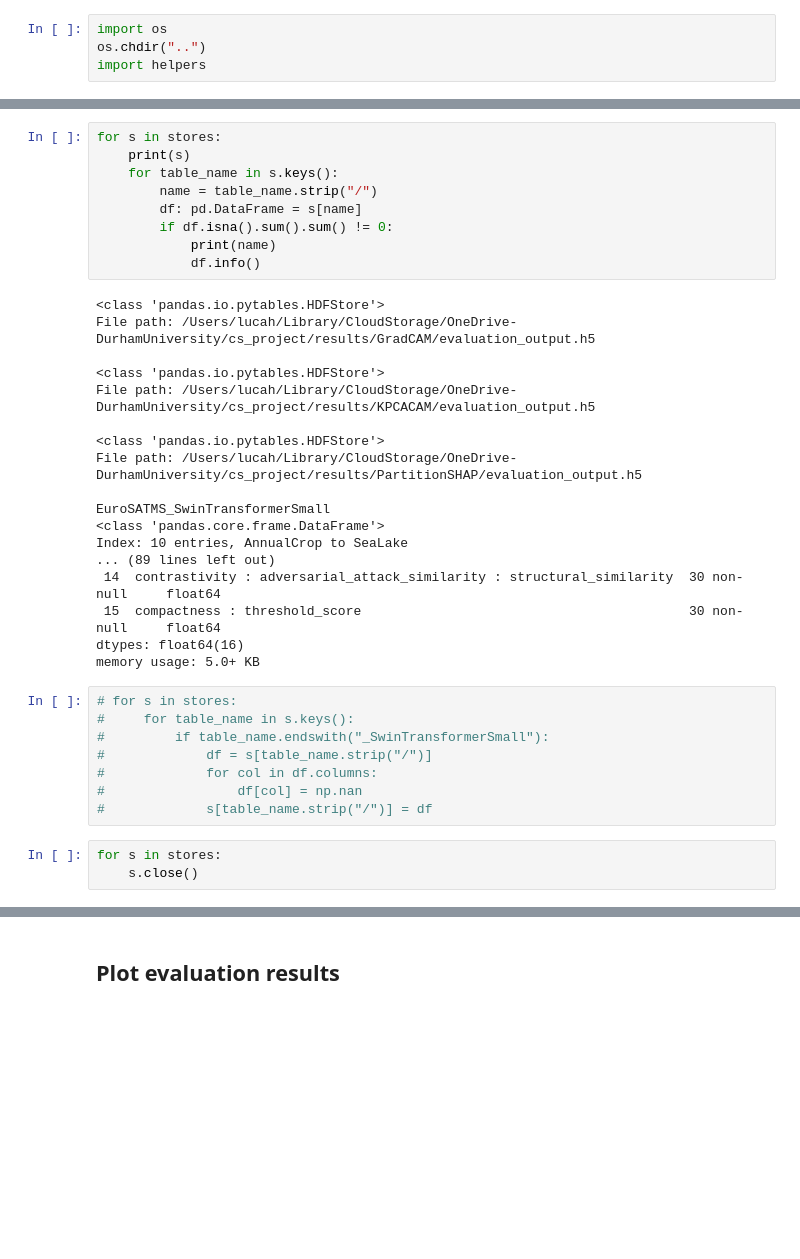
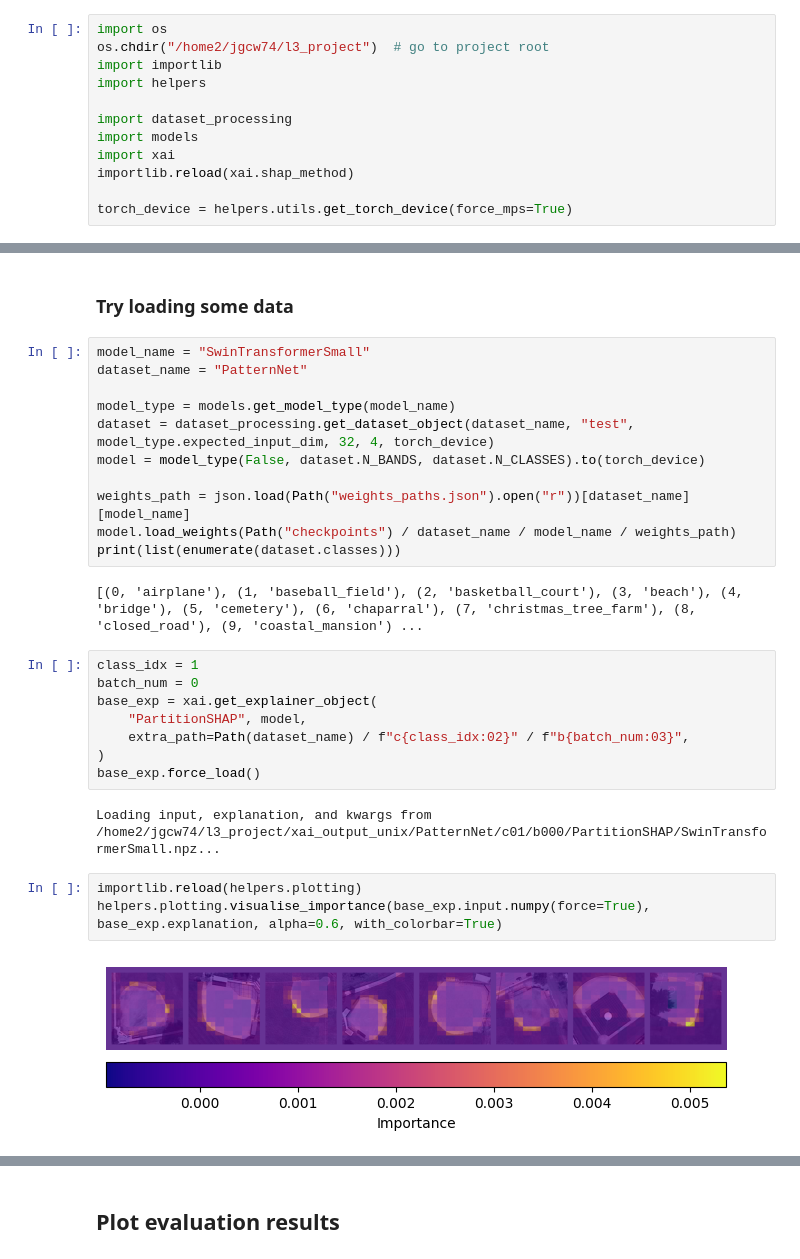
Before and after one commit to tameTNT/evaluating-xai-remote-sensing, a Jupyter notebook: notebooks/evaluation_results.ipynb, the cells around one changed output, grey strips where cells are left out. Drawn from its saved outputs; the diff is of its cells as text; blank space fills up the shorter version.

Commit message:
🧐 Visualise saved explanations and adversarial examples

```diff
--- a/notebooks/evaluation_results.ipynb
+++ b/notebooks/evaluation_results.ipynb
@@ -4,4 +1,12 @@ import numpy as np
 # %%
 import os
-os.chdir("..")
+os.chdir("/home2/jgcw74/l3_project")  # go to project root
+import importlib
 import helpers
+
+import dataset_processing
+import models
+import xai
+importlib.reload(xai.shap_method)
+
+torch_device = helpers.utils.get_torch_device(force_mps=True)
@@ -17,38 +45,30 @@ for explainer_name in ("GradCAM", "KPCACAM", "PartitionSHAP"):
+# %% [markdown]
+### Try loading some data
+# %%
+model_name = "SwinTransformerSmall"
+dataset_name = "PatternNet"
+
+model_type = models.get_model_type(model_name)
+dataset = dataset_processing.get_dataset_object(dataset_name, "test", model_type.expected_input_dim, 32, 4, torch_device)
+model = model_type(False, dataset.N_BANDS, dataset.N_CLASSES).to(torch_device)
+
+weights_path = json.load(Path("weights_paths.json").open("r"))[dataset_name][model_name]
+model.load_weights(Path("checkpoints") / dataset_name / model_name / weights_path)
+print(list(enumerate(dataset.classes)))
+# %% [output]
+[(0, 'airplane'), (1, 'baseball_field'), (2, 'basketball_court'), (3, 'beach'), (4, 'bridge'), (5, 'cemetery'), (6, 'chaparral'), (7, 'christmas_tree_farm'), (8, 'closed_road'), (9, 'coastal_mansion') ...
 # %%
-for s in stores:
-    print(s)
-    for table_name in s.keys():
-        name = table_name.strip("/")
-        df: pd.DataFrame = s[name]
-        if df.isna().sum().sum() != 0:
-            print(name)
-            df.info()
+class_idx = 1
+batch_num = 0
+base_exp = xai.get_explainer_object(
+    "PartitionSHAP", model,
+    extra_path=Path(dataset_name) / f"c{class_idx:02}" / f"b{batch_num:03}",
+)
+base_exp.force_load()
 # %% [output]
-<class 'pandas.io.pytables.HDFStore'>
-File path: /Users/lucah/Library/CloudStorage/OneDrive-DurhamUniversity/cs_project/results/GradCAM/evaluation_output.h5
-
-<class 'pandas.io.pytables.HDFStore'>
-File path: /Users/lucah/Library/CloudStorage/OneDrive-DurhamUniversity/cs_project/results/KPCACAM/evaluation_output.h5
-
-<class 'pandas.io.pytables.HDFStore'>
-File path: /Users/lucah/Library/CloudStorage/OneDrive-DurhamUniversity/cs_project/results/PartitionSHAP/evaluation_output.h5
-
-EuroSATMS_SwinTransformerSmall
-<class 'pandas.core.frame.DataFrame'>
-Index: 10 entries, AnnualCrop to SeaLake
-... (89 lines left out)
- 14  contrastivity : adversarial_attack_similarity : structural_similarity  30 non-null     float64
- 15  compactness : threshold_score                                          30 non-null     float64
-dtypes: float64(16)
-memory usage: 5.0+ KB
+Loading input, explanation, and kwargs from /home2/jgcw74/l3_project/xai_output_unix/PatternNet/c01/b000/PartitionSHAP/SwinTransformerSmall.npz...
-# %%
-# for s in stores:
-#     for table_name in s.keys():
-#         if table_name.endswith("_SwinTransformerSmall"):
-#             df = s[table_name.strip("/")]
-#             for col in df.columns:
-#                 df[col] = np.nan
-#             s[table_name.strip("/")] = df
-# %%
-for s in stores:
-    s.close()
+# %%
+importlib.reload(helpers.plotting)
+helpers.plotting.visualise_importance(base_exp.input.numpy(force=True), base_exp.explanation, alpha=0.6, with_colorbar=True)
+# %% [output]
+[figure, added]
```
Also changed, not shown: parts of 9 cells of this notebook.
